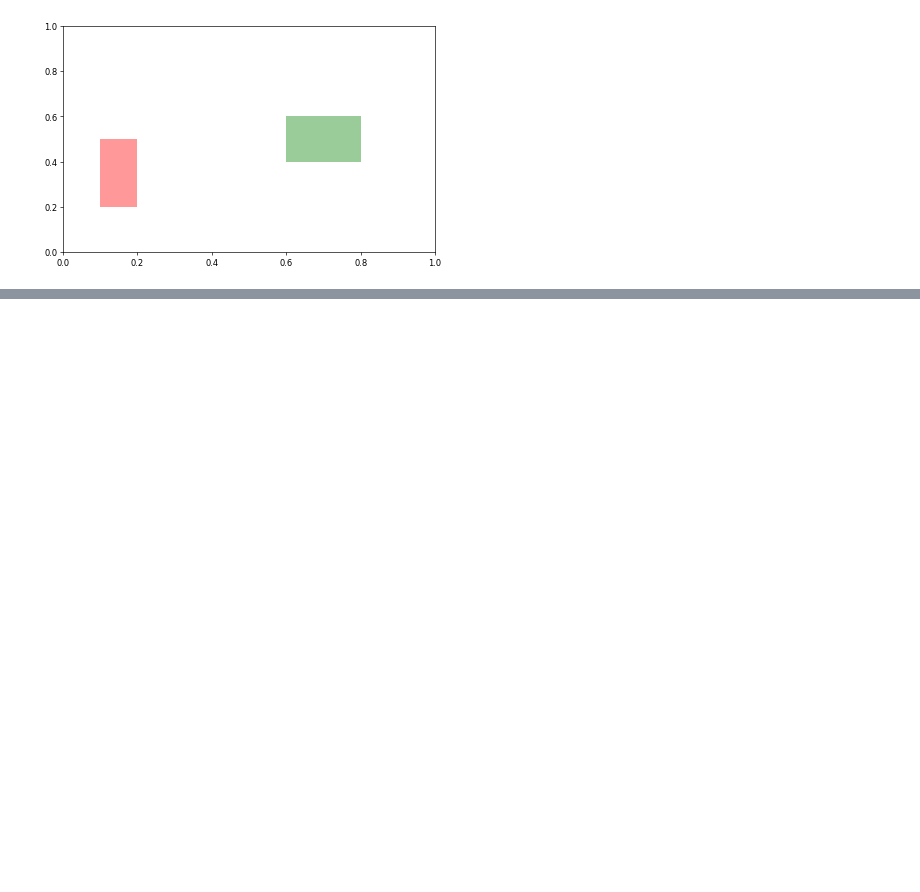
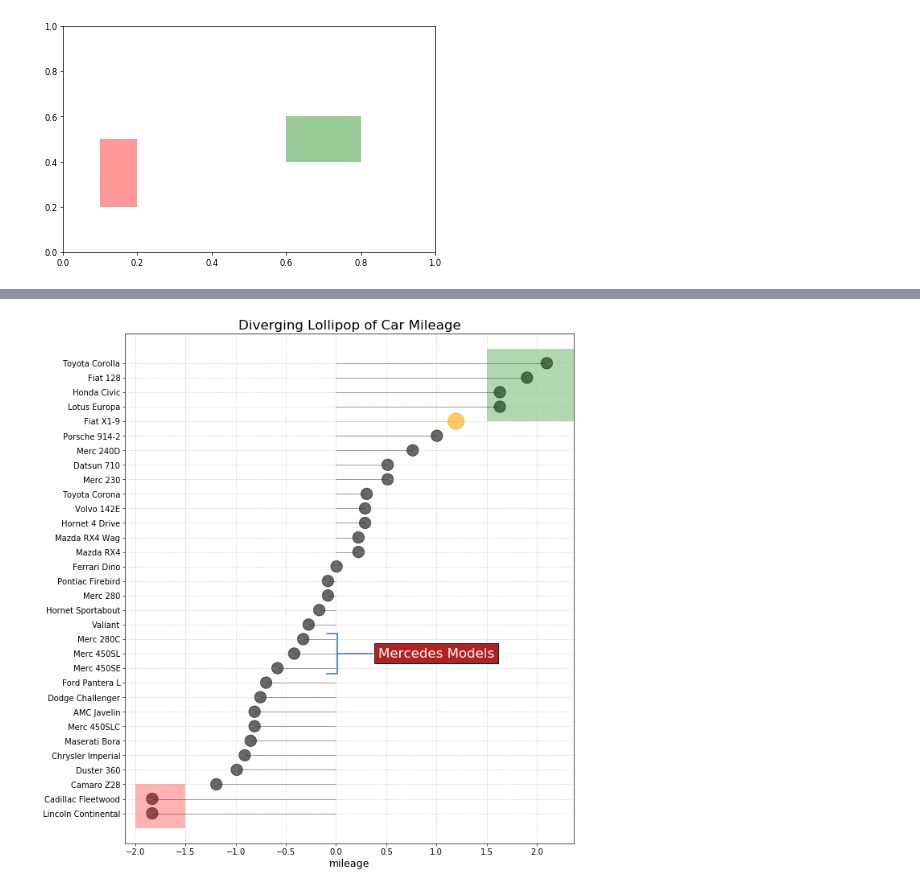
Before and after one commit to appbanana/MachineLearningAction, a Jupyter notebook: 可视化/06-发散面包图&发散棒棒糖图.ipynb, the cells around one changed output, grey strips where cells are left out. Cells and saved outputs as stored; diff of their text form; code cells hidden in the pictures; blank space fills up the shorter version.

```diff
--- a/可视化/06-发散面包图&发散棒棒糖图.ipynb
+++ b/可视化/06-发散面包图&发散棒棒糖图.ipynb
@@ -284,0 +345,40 @@ plt.gca().add_patch(p2);
+# %%
+# 创建画布并设定画布大小
+plt.figure(figsize=(12, 14), dpi=60)
+
+# 绘制棒棒糖
+plt.hlines(df.index, xmin=0, xmax=df.mpg_z, color=df.colors, alpha=0.4, linewidth=1)
+plt.scatter(df.mpg_z, df.index,
+            color=df.colors,
+            alpha=0.6,
+            s=[600 if i=='Fiat X1-9' else 300 for i in df.cars],
+           )
+
+# 添加补丁
+p1 = patches.Rectangle((1.5, 27), width=8, height=5, facecolor='g', alpha=0.3)
+p2 = patches.Rectangle((-2.0, -1), width=0.5, height=3, facecolor='r', alpha=0.3)
+
+plt.gca().add_patch(p1)
+plt.gca().add_patch(p2)
+
+# 添加注释
+plt.annotate('Mercedes Models',
+             xy=(0, 11),
+             xytext=(1, 11),
+             xycoords='data',
+             color='w',
+             fontsize=20,
+             ha='center',
+             va='center',
+             bbox=dict(boxstyle='square', facecolor='firebrick'),
+             arrowprops=dict(arrowstyle='-[, widthB=1.5, lengthB=.8', lw=2, color='steelblue')
+            )
+# 添加装饰
+plt.title('Diverging Lollipop of Car Mileage', fontdict={'size':20})
+plt.xlabel('mileage', fontsize=15)
+plt.yticks(df.index, df.carname, fontsize=12)
+plt.xticks(fontsize=12)
+plt.grid(linestyle='--', alpha=0.5)
+plt.show()
+# %% [output]
+[figure, added]
```
Also changed, not shown: parts of 6 cells of this notebook, 1 other file.
